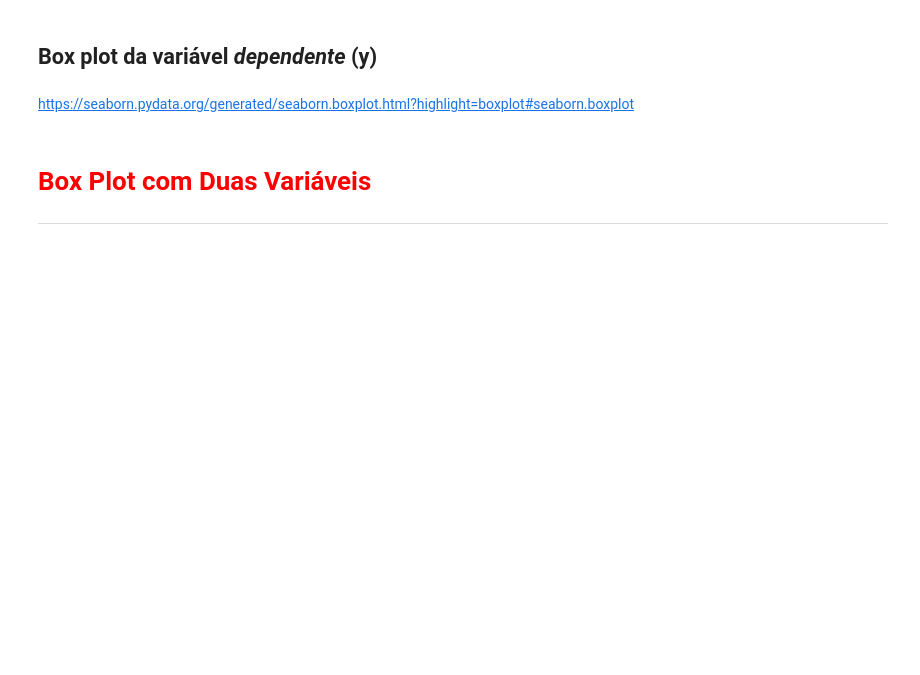
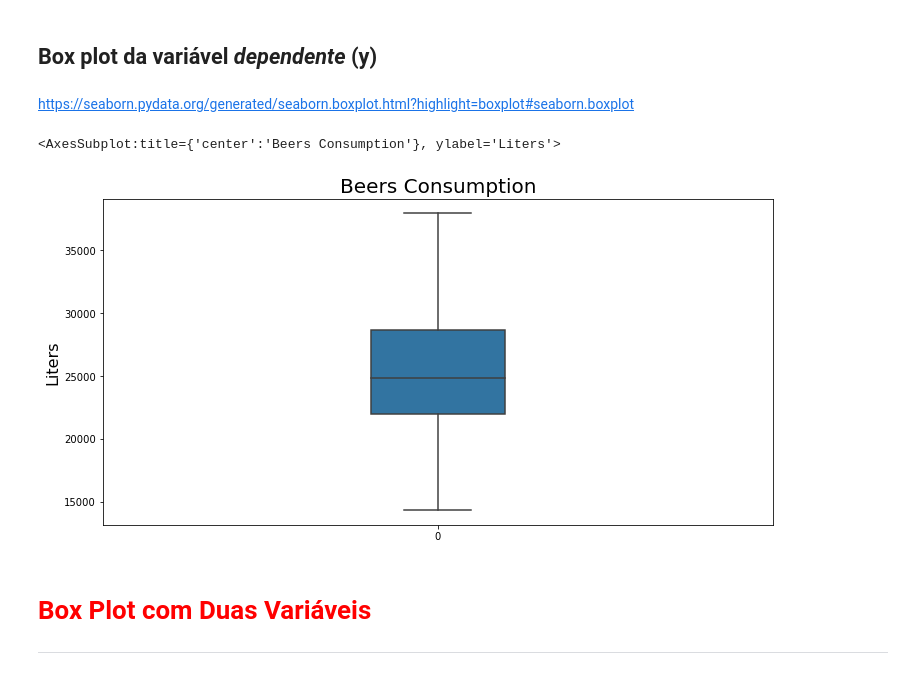
Before and after one commit to Gabriel-limadev/data_science_study, a Jupyter notebook: 5 - Regressão linear: testando relações e prevendo resultados/course_files/regressao_linear.ipynb, the cells around one changed output. Drawn from its saved outputs; the diff is of its cells as text; code cells hidden in the pictures; blank space fills up the shorter version.

```diff
--- a/5 - Regressão linear: testando relações e prevendo resultados/course_files/regressao_linear.ipynb
+++ b/5 - Regressão linear: testando relações e prevendo resultados/course_files/regressao_linear.ipynb
@@ -135,6 +147,19 @@ https://seaborn.pydata.org/
 ## Box plot da variável *dependente* (y)
 # %% [markdown]
 https://seaborn.pydata.org/generated/seaborn.boxplot.html?highlight=boxplot#seaborn.boxplot
+# %%
+ax = sns.boxplot(
+    data = data['consumption'],
+    orient = 'v',
+    width = 0.2
+)
+ax.figure.set_size_inches(12, 6)
+ax.set_title('Beers Consumption', fontsize = 20)
+ax.set_ylabel('Liters', fontsize = 16)
+ax
+# %% [output]
+<AxesSubplot:title={'center':'Beers Consumption'}, ylabel='Liters'>
+[figure, added]
 # %% [markdown]
 # <font color='red' style='font-size: 30px;'>Box Plot com Duas Variáveis</font>
 <hr style='border: 2px solid red;'>
```
Also changed, not shown: parts of 10 cells of this notebook.
